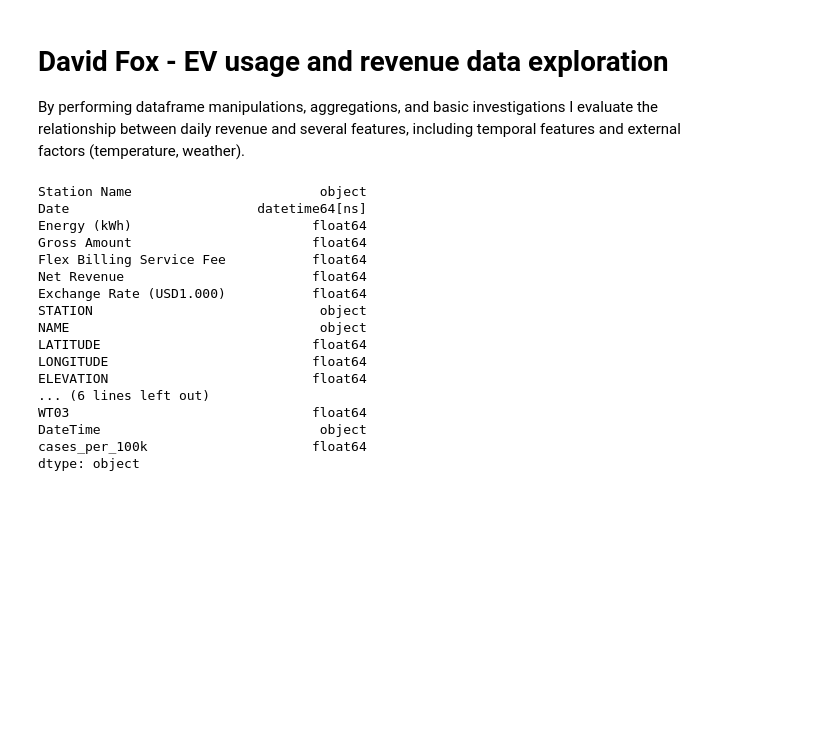
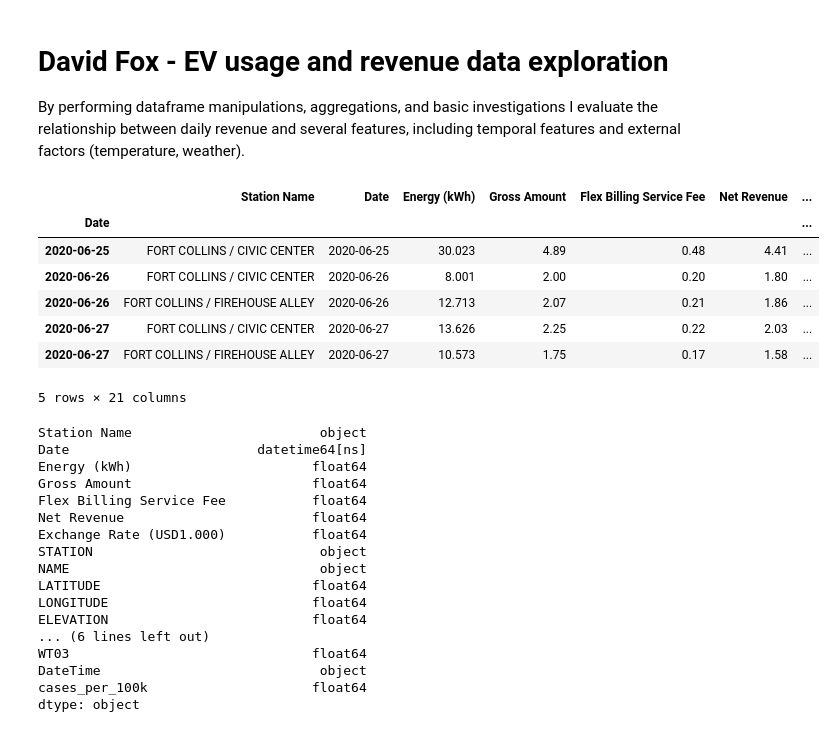
Before and after one commit to davidfox87/EV_forecasting, a Jupyter notebook: EDA.ipynb, the cells around one changed output. Saved outputs shown, nothing was run; the diff lists cells and outputs as text; code cells hidden in the pictures; blank space fills up the shorter version.

```diff
--- a/EDA.ipynb
+++ b/EDA.ipynb
@@ -86,6 +86,17 @@ df = import_data()
 df = (df.set_index(pd.to_datetime(df['Date']))
          .dropna(how='all')
      )
+# %%
+df.head()
+# %% [output]
+|  | Station Name | Date | Energy (kWh) | Gross Amount | Flex Billing Service Fee | Net Revenue | ... |
+| Date |  |  |  |  |  |  | ... |
+| 2020-06-25 | FORT COLLINS / CIVIC CENTER | 2020-06-25 | 30.023 | 4.89 | 0.48 | 4.41 | ... |
+| 2020-06-26 | FORT COLLINS / CIVIC CENTER | 2020-06-26 | 8.001 | 2.00 | 0.20 | 1.80 | ... |
+| 2020-06-26 | FORT COLLINS / FIREHOUSE ALLEY | 2020-06-26 | 12.713 | 2.07 | 0.21 | 1.86 | ... |
+| 2020-06-27 | FORT COLLINS / CIVIC CENTER | 2020-06-27 | 13.626 | 2.25 | 0.22 | 2.03 | ... |
+| 2020-06-27 | FORT COLLINS / FIREHOUSE ALLEY | 2020-06-27 | 10.573 | 1.75 | 0.17 | 1.58 | ... |
+5 rows × 21 columns
 # %%
 df.dtypes
 # %% [output]
```
Also changed, not shown: parts of 13 cells of this notebook.
